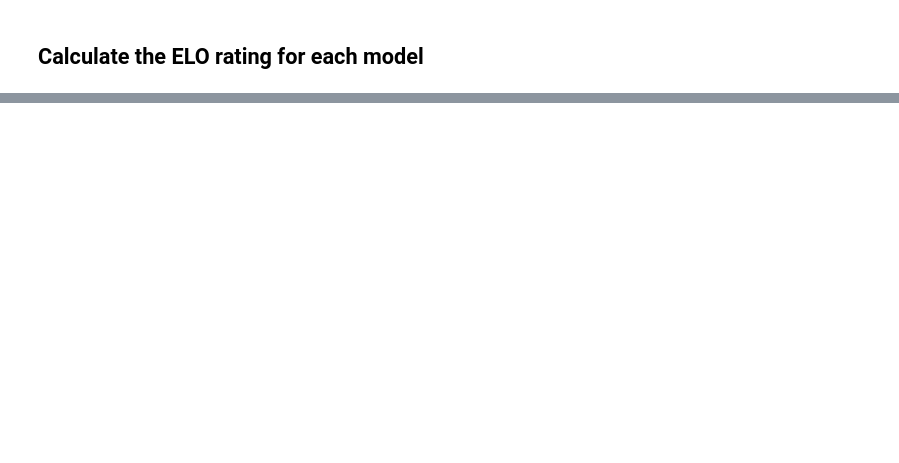
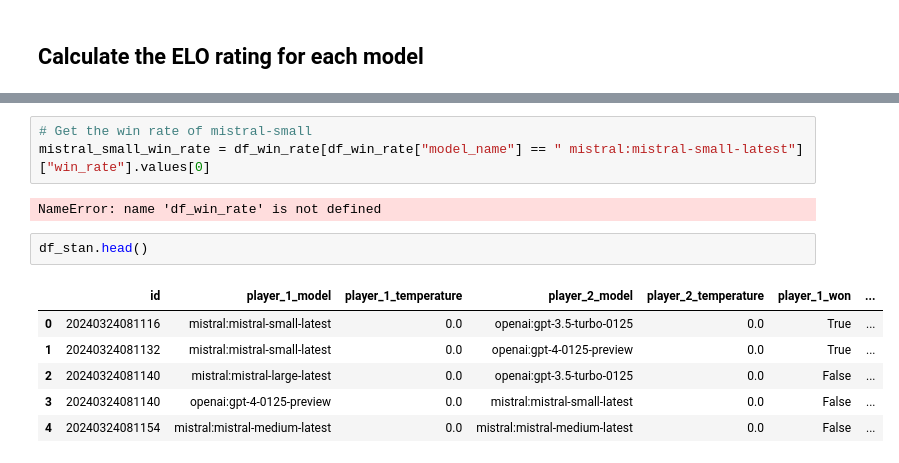
Before and after one commit to OpenGenerativeAI/llm-colosseum, a Jupyter notebook: notebooks/dashboard.ipynb, the cells around one changed output, grey strips where cells are left out. Cells and saved outputs as stored; diff of their text form; blank space fills up the shorter version.

```diff
--- a/notebooks/dashboard.ipynb
+++ b/notebooks/dashboard.ipynb
@@ -202,0 +302,14 @@ ratings_df.head()
+# %%
+# Get the win rate of mistral-small
+mistral_small_win_rate = df_win_rate[df_win_rate["model_name"] == " mistral:mistral-small-latest"]["win_rate"].values[0]
+# %% [output]
+NameError: name 'df_win_rate' is not defined
+# %%
+df_stan.head()
+# %% [output]
+|  | id | player_1_model | player_1_temperature | player_2_model | player_2_temperature | player_1_won | ... |
+| 0 | 20240324081116 | mistral:mistral-small-latest | 0.0 | openai:gpt-3.5-turbo-0125 | 0.0 | True | ... |
+| 1 | 20240324081132 | mistral:mistral-small-latest | 0.0 | openai:gpt-4-0125-preview | 0.0 | True | ... |
+| 2 | 20240324081140 | mistral:mistral-large-latest | 0.0 | openai:gpt-3.5-turbo-0125 | 0.0 | False | ... |
+| 3 | 20240324081140 | openai:gpt-4-0125-preview | 0.0 | mistral:mistral-small-latest | 0.0 | False | ... |
+| 4 | 20240324081154 | mistral:mistral-medium-latest | 0.0 | mistral:mistral-medium-latest | 0.0 | False | ... |
```
Also changed, not shown: parts of 16 cells of this notebook, 1 other file.
